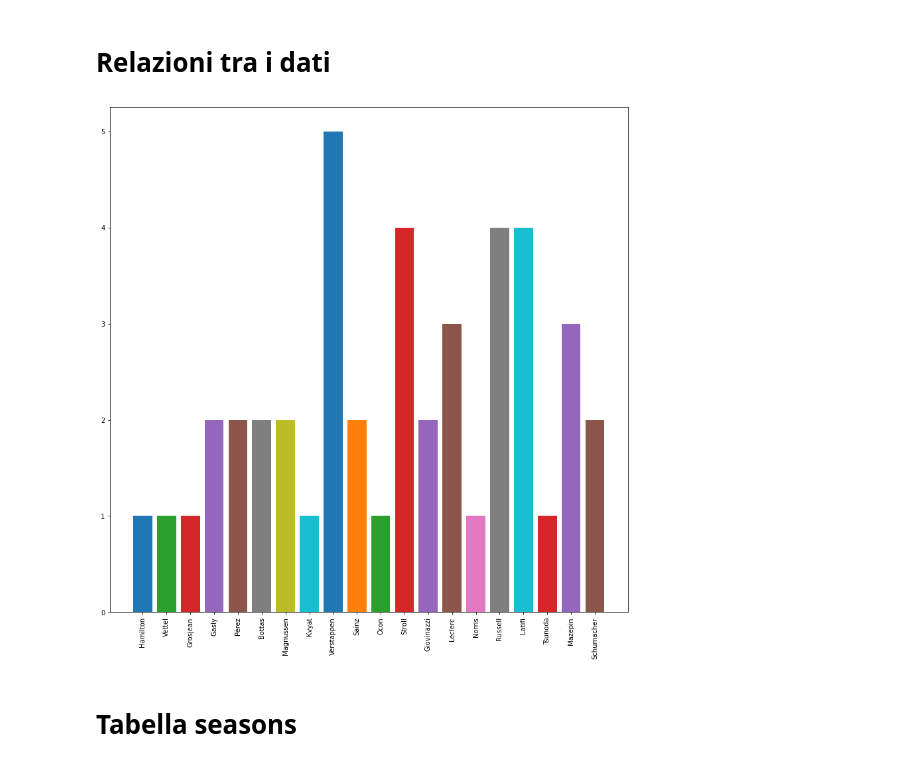
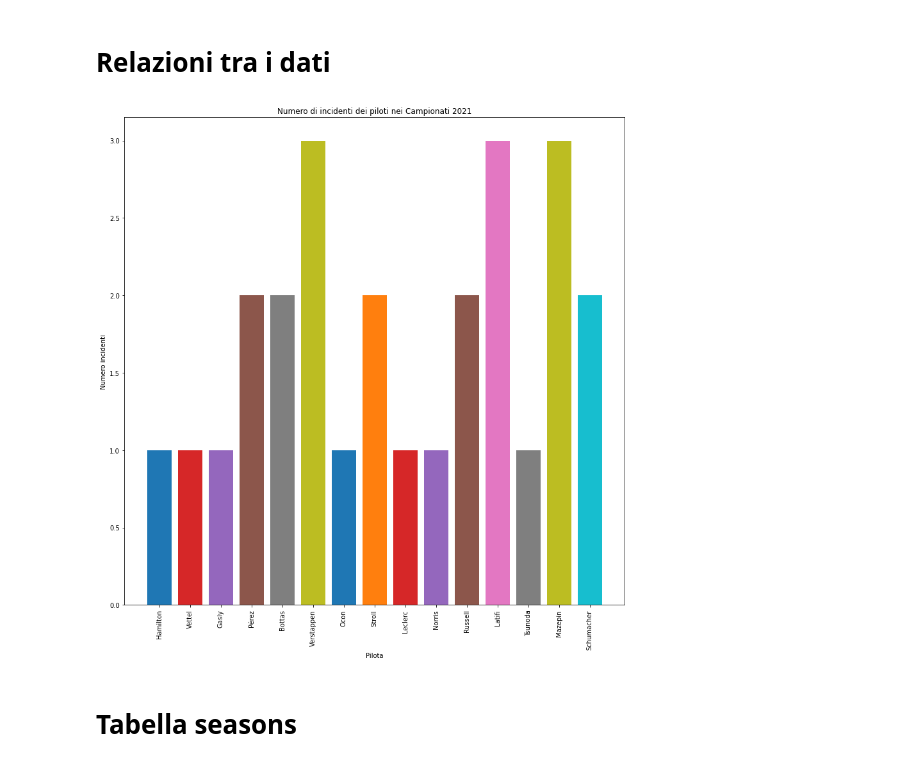
Before and after one commit to giorgio-angelo-esposito/F1WP, a Jupyter notebook: F1WP.ipynb, the cells around one changed output. Cells and saved outputs as stored; diff of their text form; code cells hidden in the pictures.

```diff
--- a/F1WP.ipynb
+++ b/F1WP.ipynb
@@ -763,24 +886,37 @@ dtype: int64
 # %% [markdown]
 # Relazioni tra i dati
 # %%
+#unione di drivers e results in un dataframe dangerous_drivers
 dangerous_drivers = pd.merge(drivers,results,on='driverId')
+#eliminazione colonne non utili
 dangerous_drivers.drop(['number_x','code','driverRef','forename','dob','nationality','url','resultId','constructorId','number_y','grid','position','positionText','positionOrder','points','laps','time','milliseconds','fastestLap','rank','fastestLapTime','fastestLapSpeed'],axis= 1,inplace=True)
-
-
+#unione dangerous_drivers e races
 dangerous_drivers = pd.merge(dangerous_drivers,races,on='raceId')
-dangerous_drivers = dangerous_drivers[dangerous_drivers['year'] >= 2020]
+#selezione delle sole gare dei Campionati 2020 e 2021
+dangerous_drivers = dangerous_drivers[dangerous_drivers['year'] == 2021]
 dangerous_drivers
+#settiamo la dimensione della figura
 plt.figure(figsize=(14,14))
-
+#plottiamo i dati
 for driver in dangerous_drivers['driverId'].unique():
   i = dangerous_drivers[(dangerous_drivers['driverId'] == driver) & ((dangerous_drivers['statusId'] == 3) | (dangerous_drivers['statusId'] == 4))]
   plt.bar(i['surname'],i['statusId'].count())
 
 
+#assegniamo un titolo al grafico
+plt.title('Numero di incidenti dei piloti nei Campionati 2021')
+#assegniamo una label all'asse delle x
+plt.xlabel('Pilota')
+#assegniamo una label all'asse delle y
+plt.ylabel('Numero incidenti')
+#rotiamo gli identificativi delle barre
 plt.xticks(rotation = 90)
+#salviamo il grafico
+plt.savefig('incidenti_piloti',dpi=300)
+#mostriamo il grafico
 plt.show()
 # %% [output]
-[figure, old version]
+[figure, new version]
 # %% [markdown]
 # **Tabella seasons**
 # %% [markdown]
```
Also changed, not shown: parts of 4 cells of this notebook.
